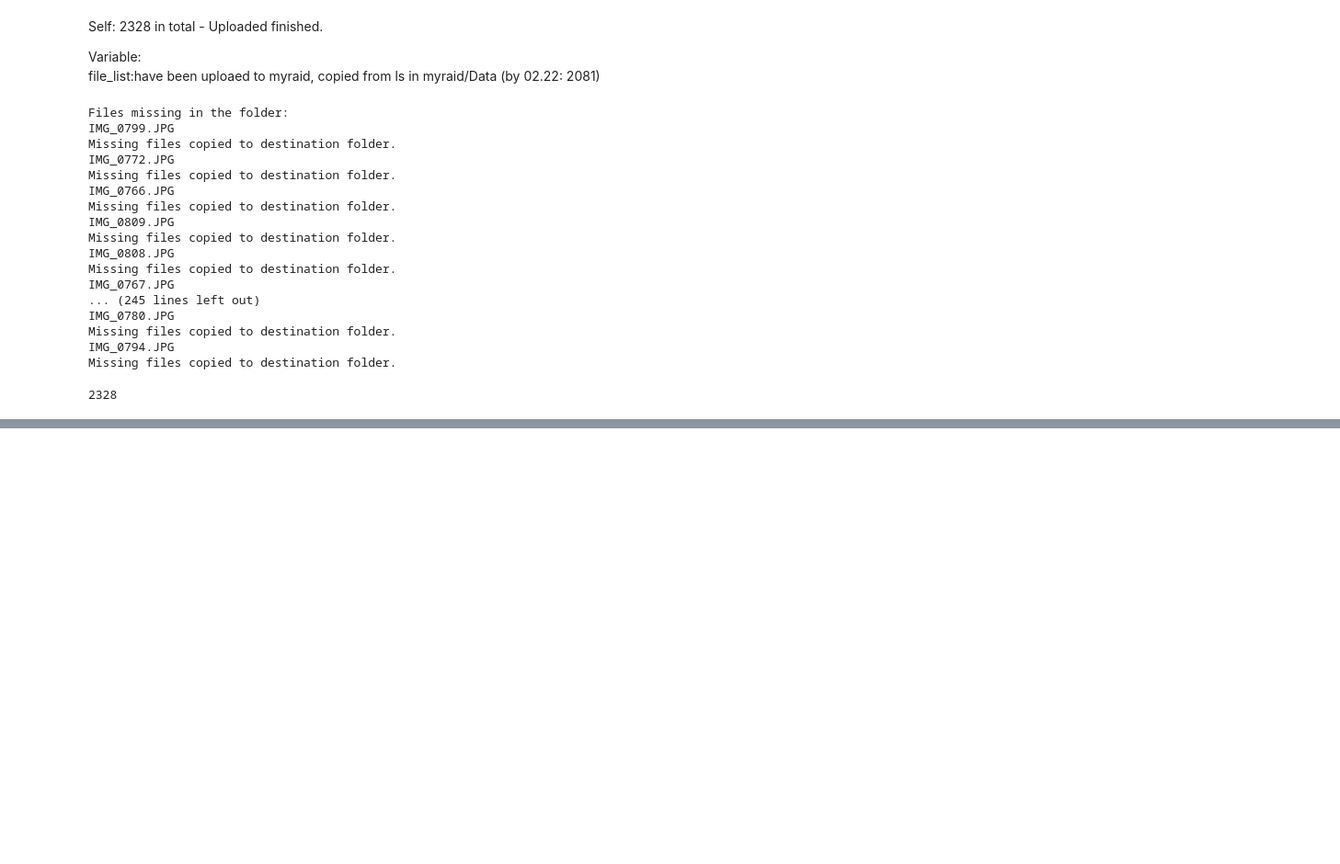
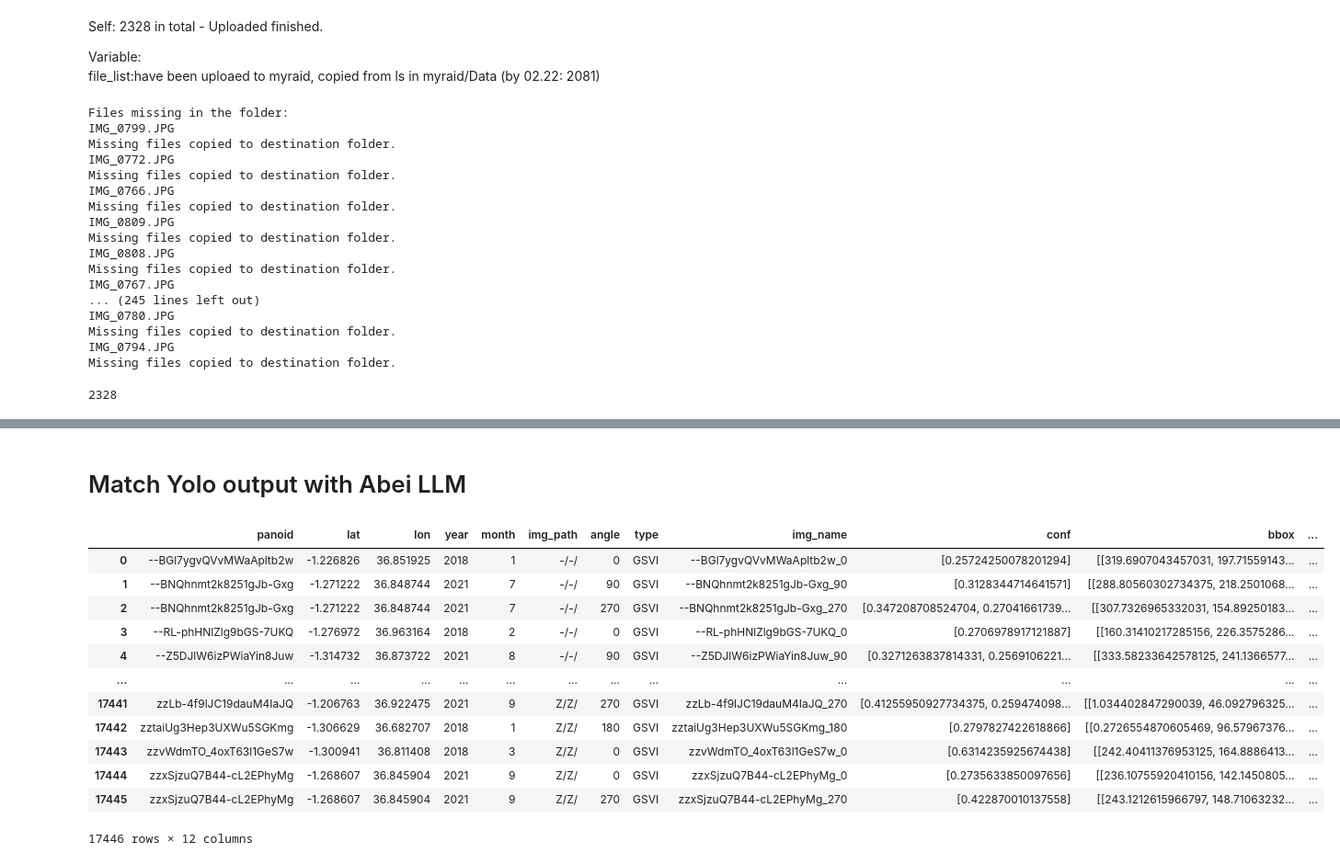
Before and after one commit to wenlanzhang/SVI_Waste, a Jupyter notebook: Analysis/Output_Process.ipynb, the cells around one changed output, grey strips where cells are left out. Shown: that part at 92% size. Saved outputs shown, nothing was run; the diff lists cells and outputs as text; code cells hidden in the pictures; blank space fills up the shorter version.

```diff
--- a/Analysis/Output_Process.ipynb
+++ b/Analysis/Output_Process.ipynb
@@ -629,0 +796,6 @@ len(file_list)
+# %%
+GSVI_long = pd.read_csv('/Users/wenlanzhang/PycharmProjects/SVI_Waste/Data/Output/GSVI/0122/GSVI_long_20240204.csv')
+GSVI_long.rename(columns={'ang': 'angle'}, inplace=True)
+GSVI_long['img_name'] = GSVI_long['panoid'] + '_' + GSVI_long['angle'].astype(str)
+
+GSVI_long
@@ -629,0 +851,4 @@ len(file_list)
+# %%
+df_long_Yo = GSVI_long[GSVI_long['Yo'] > 0]
+
+df_long_Yo
@@ -629,0 +869,3 @@ len(file_list)
+# %%
+GSVI_new = pd.read_csv('/Users/wenlanzhang/PycharmProjects/SVI_Waste/Data/Output/GSVI/0315/GSVI_yolo_0318.csv')
+GSVI_new
@@ -629,0 +886,4 @@ len(file_list)
+# %%
+GSVI_new_conf = GSVI_new[GSVI_new['conf'] != '[]']
+
+GSVI_new_conf
@@ -629,0 +940,27 @@ len(file_list)
+# %% [markdown]
+# Match Yolo output with Abei LLM
+# %%
+# Make sure that both dataframes have unique pairs of 'panoid' and 'angle' if necessary
+df_long_Yo_unique = df_long_Yo.drop_duplicates(subset=['panoid', 'angle'], keep='first')
+
+# Perform a left merge on ['panoid', 'angle'] to ensure df_new_conf row count remains unchanged
+merged_df = GSVI_new_conf.merge(df_long_Yo_unique[['panoid', 'angle', 'LLM']], on=['panoid', 'angle'], how='left')
+
+# Fill missing 'LLM' values with -1
+merged_df['LLM'] = merged_df['LLM'].fillna(-1)
+
+merged_df
+# %% [output]
+|  | panoid | lat | lon | year | month | img_path | angle | type | img_name | conf | bbox | ... |
+| 0 | --BGl7ygvQVvMWaApltb2w | -1.226826 | 36.851925 | 2018 | 1 | -/-/ | 0 | GSVI | --BGl7ygvQVvMWaApltb2w_0 | [0.25724250078201294] | [[319.6907043457031, 197.71559143... | ... |
+| 1 | --BNQhnmt2k8251gJb-Gxg | -1.271222 | 36.848744 | 2021 | 7 | -/-/ | 90 | GSVI | --BNQhnmt2k8251gJb-Gxg_90 | [0.3128344714641571] | [[288.80560302734375, 218.2501068... | ... |
+| 2 | --BNQhnmt2k8251gJb-Gxg | -1.271222 | 36.848744 | 2021 | 7 | -/-/ | 270 | GSVI | --BNQhnmt2k8251gJb-Gxg_270 | [0.347208708524704, 0.27041661739... | [[307.7326965332031, 154.89250183... | ... |
+| 3 | --RL-phHNlZlg9bGS-7UKQ | -1.276972 | 36.963164 | 2018 | 2 | -/-/ | 0 | GSVI | --RL-phHNlZlg9bGS-7UKQ_0 | [0.2706978917121887] | [[160.31410217285156, 226.3575286... | ... |
+| 4 | --Z5DJlW6izPWiaYin8Juw | -1.314732 | 36.873722 | 2021 | 8 | -/-/ | 90 | GSVI | --Z5DJlW6izPWiaYin8Juw_90 | [0.3271263837814331, 0.2569106221... | [[333.58233642578125, 241.1366577... | ... |
+| ... | ... | ... | ... | ... | ... | ... | ... | ... | ... | ... | ... | ... |
+| 17441 | zzLb-4f9lJC19dauM4IaJQ | -1.206763 | 36.922475 | 2021 | 9 | Z/Z/ | 270 | GSVI | zzLb-4f9lJC19dauM4IaJQ_270 | [0.41255950927734375, 0.259474098... | [[1.034402847290039, 46.092796325... | ... |
+| 17442 | zztaiUg3Hep3UXWu5SGKmg | -1.306629 | 36.682707 | 2018 | 1 | Z/Z/ | 180 | GSVI | zztaiUg3Hep3UXWu5SGKmg_180 | [0.2797827422618866] | [[0.2726554870605469, 96.57967376... | ... |
+| 17443 | zzvWdmTO_4oxT63l1GeS7w | -1.300941 | 36.811408 | 2018 | 3 | Z/Z/ | 0 | GSVI | zzvWdmTO_4oxT63l1GeS7w_0 | [0.6314235925674438] | [[242.40411376953125, 164.8886413... | ... |
+| 17444 | zzxSjzuQ7B44-cL2EPhyMg | -1.268607 | 36.845904 | 2021 | 9 | Z/Z/ | 0 | GSVI | zzxSjzuQ7B44-cL2EPhyMg_0 | [0.2735633850097656] | [[236.10755920410156, 142.1450805... | ... |
+| 17445 | zzxSjzuQ7B44-cL2EPhyMg | -1.268607 | 36.845904 | 2021 | 9 | Z/Z/ | 270 | GSVI | zzxSjzuQ7B44-cL2EPhyMg_270 | [0.422870010137558] | [[243.1212615966797, 148.71063232... | ... |
+17446 rows × 12 columns
```
Also changed, not shown: parts of 32 cells of this notebook, 24 other files.
